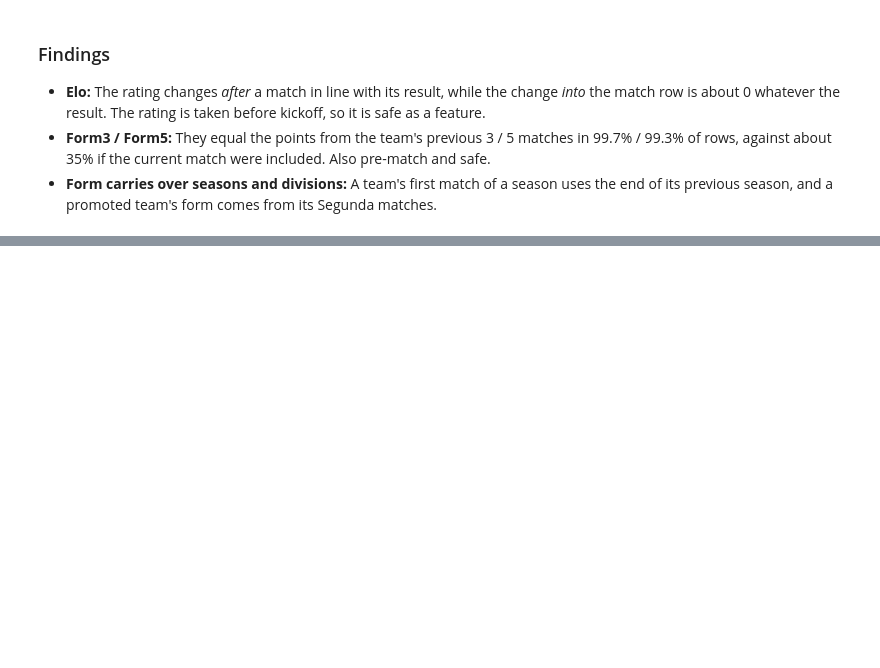
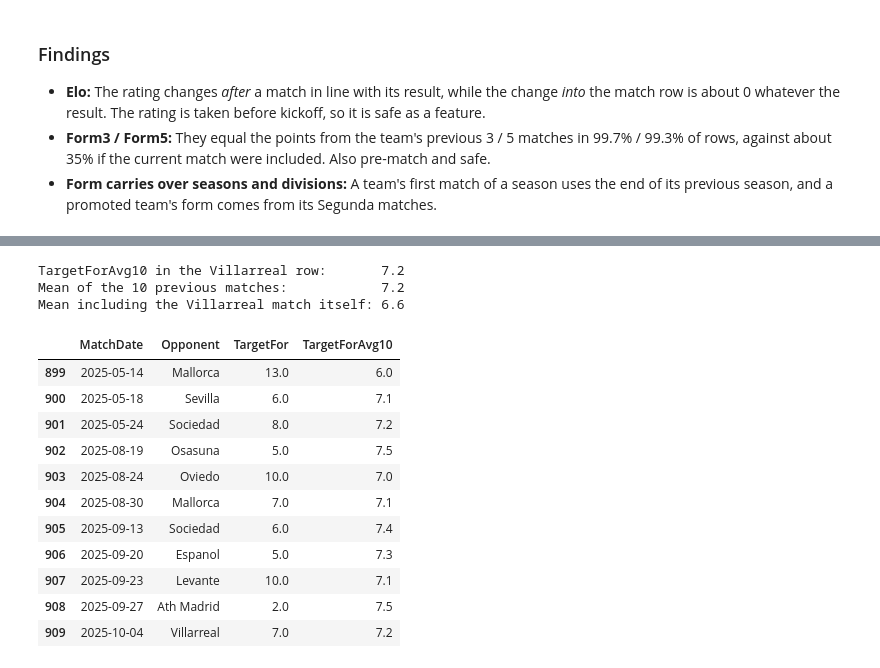
Before and after one commit to idoberk/laliga-match-prediction, a Jupyter notebook: notebooks/laliga_match_prediction.ipynb, the cells around one changed output, grey strips where cells are left out. Drawn from its saved outputs; the diff is of its cells as text; code cells hidden in the pictures; blank space fills up the shorter version.

Commit message:
Add leakage-safe rolling team features

```diff
--- a/notebooks/laliga_match_prediction.ipynb
+++ b/notebooks/laliga_match_prediction.ipynb
@@ -69,7 +69,7 @@ sns.set_theme(
 
 All paths are built from `REPO_ROOT`, so the notebook runs from any clone without editing. `RANDOM_STATE` is the single seed used everywhere randomness appears, so results are reproducible.
 # %%
-# Data folders (raw = downloaded/scraped and never modified, processed = our outputs)
+# Data folders (raw = downloaded / scraped and never modified, processed = our outputs)
 DATA_DIR = REPO_ROOT / "data"
 RAW_DIR = DATA_DIR / "raw"
 PROCESSED_DIR = DATA_DIR / "processed"
@@ -82,6 +82,11 @@ EXCEL_DATA_PATH = OUTPUTS_DIR / "laliga_data.xlsx"
 
 # One seed for every train/test split, CV fold and model, for reproducible results
 RANDOM_STATE = 42
+
+# Rolling team features: Average of the previous ROLLING_WINDOW matches (about a quarter of a season), and only when at least ROLLING_MIN_PERIODS of them have the stat
+ROLLING_WINDOW = 10
+ROLLING_MIN_PERIODS = 5
+ROLLING_COLUMNS = ["GoalsFor", "GoalsAgainst", "TargetFor", "TargetAgainst"]
 
 # The columns that identify one match: a team can't host the same opponent twice on one day, so this combination must be unique
 MATCH_KEY = ["Division", "MatchDate", "HomeTeam", "AwayTeam"]
@@ -1138,0 +1149,9 @@ spot_check.loc[is_real_madrid, SPOT_CHECK_COLUMNS].head(8)
+# %%
+team_matches = add_rolling_averages(
+    team_matches, ROLLING_COLUMNS, ROLLING_WINDOW, ROLLING_MIN_PERIODS
+)
+
+ROLLING_FEATURES = [f"{column}Avg{ROLLING_WINDOW}" for column in ROLLING_COLUMNS]
+
+print(f"team_matches: {team_matches.shape}")
+team_matches[ROLLING_FEATURES].describe().round(2)
@@ -1138,0 +1169,34 @@ spot_check.loc[is_real_madrid, SPOT_CHECK_COLUMNS].head(8)
+# %%
+# Real Madrid vs Villarreal (2025-10-04): The feature should equal the mean of the 10 rows above it, not the window that includes this match
+real_madrid = team_matches[team_matches["Team"] == "Real Madrid"].reset_index(drop=True)
+row = real_madrid.index[real_madrid["MatchDate"] == "2025-10-04"][0]
+
+print(
+    f"TargetForAvg10 in the Villarreal row:       {real_madrid.loc[row, 'TargetForAvg10']:.1f}"
+)
+print(
+    f"Mean of the 10 previous matches:            {real_madrid.loc[row - 10 : row - 1, 'TargetFor'].mean():.1f}"
+)
+print(
+    f"Mean including the Villarreal match itself: {real_madrid.loc[row - 9 : row, 'TargetFor'].mean():.1f}"
+)
+
+real_madrid.loc[
+    row - 10 : row, ["MatchDate", "Opponent", "TargetFor", "TargetForAvg10"]
+]
+# %% [output]
+TargetForAvg10 in the Villarreal row:       7.2
+Mean of the 10 previous matches:            7.2
+Mean including the Villarreal match itself: 6.6
+|  | MatchDate | Opponent | TargetFor | TargetForAvg10 |
+| 899 | 2025-05-14 | Mallorca | 13.0 | 6.0 |
+| 900 | 2025-05-18 | Sevilla | 6.0 | 7.1 |
+| 901 | 2025-05-24 | Sociedad | 8.0 | 7.2 |
+| 902 | 2025-08-19 | Osasuna | 5.0 | 7.5 |
+| 903 | 2025-08-24 | Oviedo | 10.0 | 7.0 |
+| 904 | 2025-08-30 | Mallorca | 7.0 | 7.1 |
+| 905 | 2025-09-13 | Sociedad | 6.0 | 7.4 |
+| 906 | 2025-09-20 | Espanol | 5.0 | 7.3 |
+| 907 | 2025-09-23 | Levante | 10.0 | 7.1 |
+| 908 | 2025-09-27 | Ath Madrid | 2.0 | 7.5 |
+| 909 | 2025-10-04 | Villarreal | 7.0 | 7.2 |
```
Also changed, not shown: parts of 4 cells of this notebook, 1 other file.
